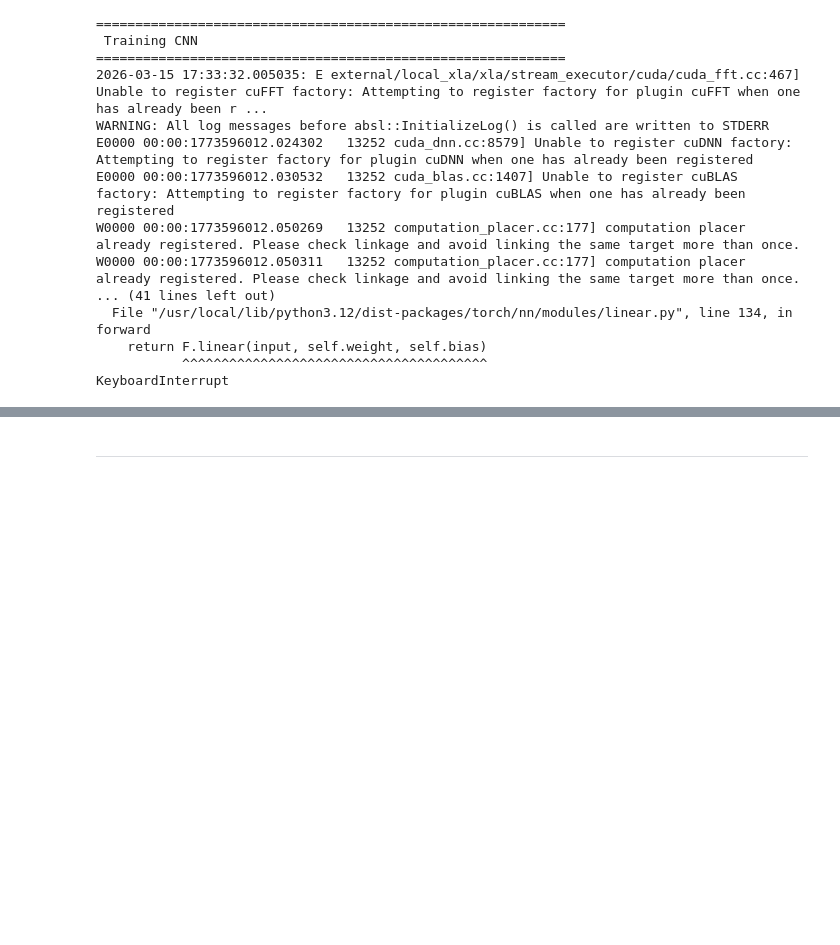
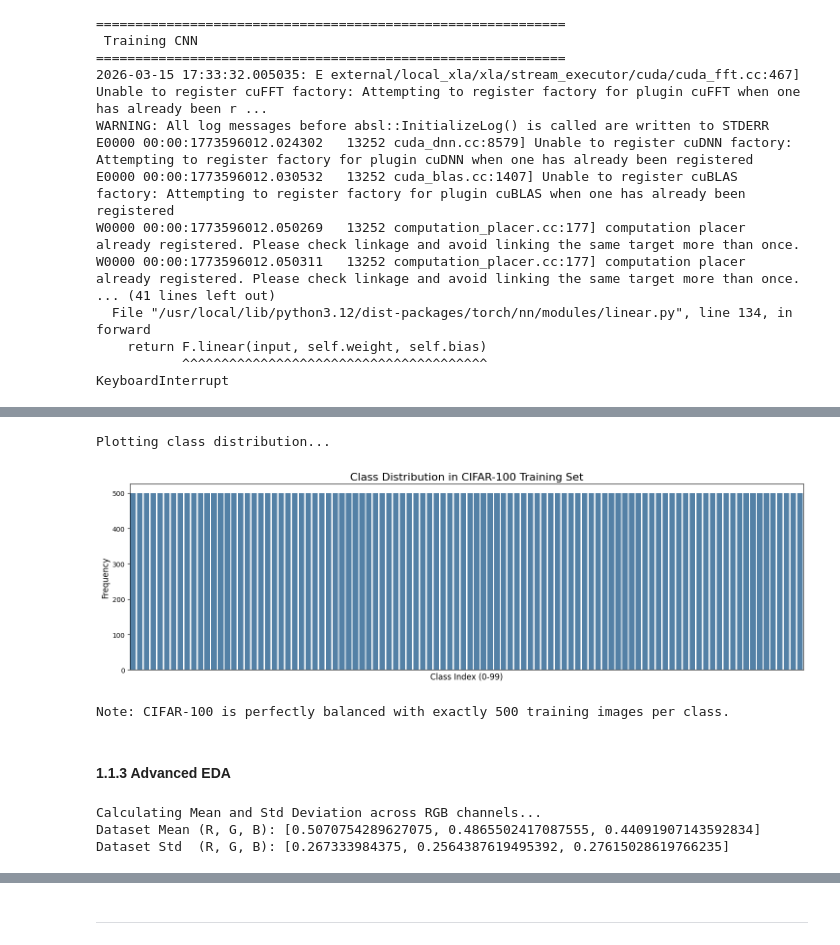
Before and after one commit to khasang12/DeepLearningAsm1_Classification, a Jupyter notebook: Report.ipynb, the cells around one changed output, grey strips where cells are left out. Drawn from its saved outputs; the diff is of its cells as text; code cells hidden in the pictures; blank space fills up the shorter version.

```diff
--- a/Report.ipynb
+++ b/Report.ipynb
@@ -154,0 +272,26 @@ KeyboardInterrupt
+# %%
+print("\nPlotting class distribution...")
+# Extract all labels from the training set
+train_labels = [label for _, label in train_dataset]
+label_counts = Counter(train_labels)
+
+# Prepare data for plotting
+classes, counts = zip(*label_counts.items())
+
+# Plot the distribution
+plt.figure(figsize=(18, 5))
+sns.barplot(x=list(classes), y=list(counts), color="steelblue")
+plt.title('Class Distribution in CIFAR-100 Training Set', fontsize=16)
+plt.xlabel('Class Index (0-99)', fontsize=12)
+plt.ylabel('Frequency', fontsize=12)
+# Hide x-ticks since there are 100 classes and it gets cluttered
+plt.xticks([])
+plt.show()
+
+print("\nNote: CIFAR-100 is perfectly balanced with exactly 500 training images per class.")
+# %% [output]
+Plotting class distribution...
+[figure, added]
+Note: CIFAR-100 is perfectly balanced with exactly 500 training images per class.
+# %% [markdown]
+#### 1.1.3 Advanced EDA
@@ -154,0 +306,13 @@ KeyboardInterrupt
+# %%
+print("\nCalculating Mean and Std Deviation across RGB channels...")
+# We calculate the mean and std across Batch (axis 0), Height (axis 1), and Width (axis 2).
+# This leaves us with exactly 3 values representing the R, G, and B channels.
+mean = np.mean(images_normalized, axis=(0, 1, 2))
+std = np.std(images_normalized, axis=(0, 1, 2))
+
+print(f"Dataset Mean (R, G, B): {mean.tolist()}")
+print(f"Dataset Std  (R, G, B): {std.tolist()}")
+# %% [output]
+Calculating Mean and Std Deviation across RGB channels...
+Dataset Mean (R, G, B): [0.5070754289627075, 0.4865502417087555, 0.44091907143592834]
+Dataset Std  (R, G, B): [0.267333984375, 0.2564387619495392, 0.27615028619766235]
```
Also changed, not shown: parts of 16 cells of this notebook, 1 other file.
